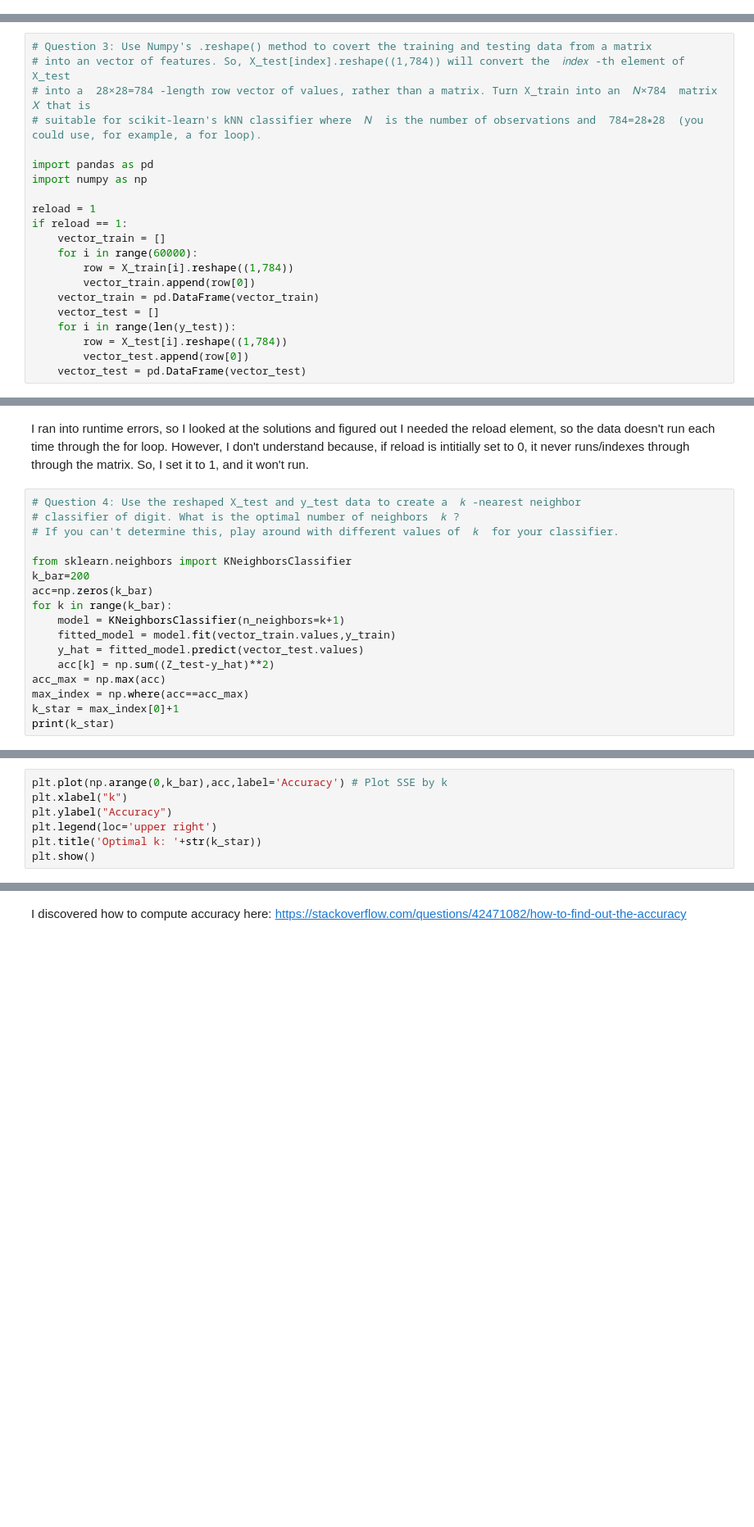
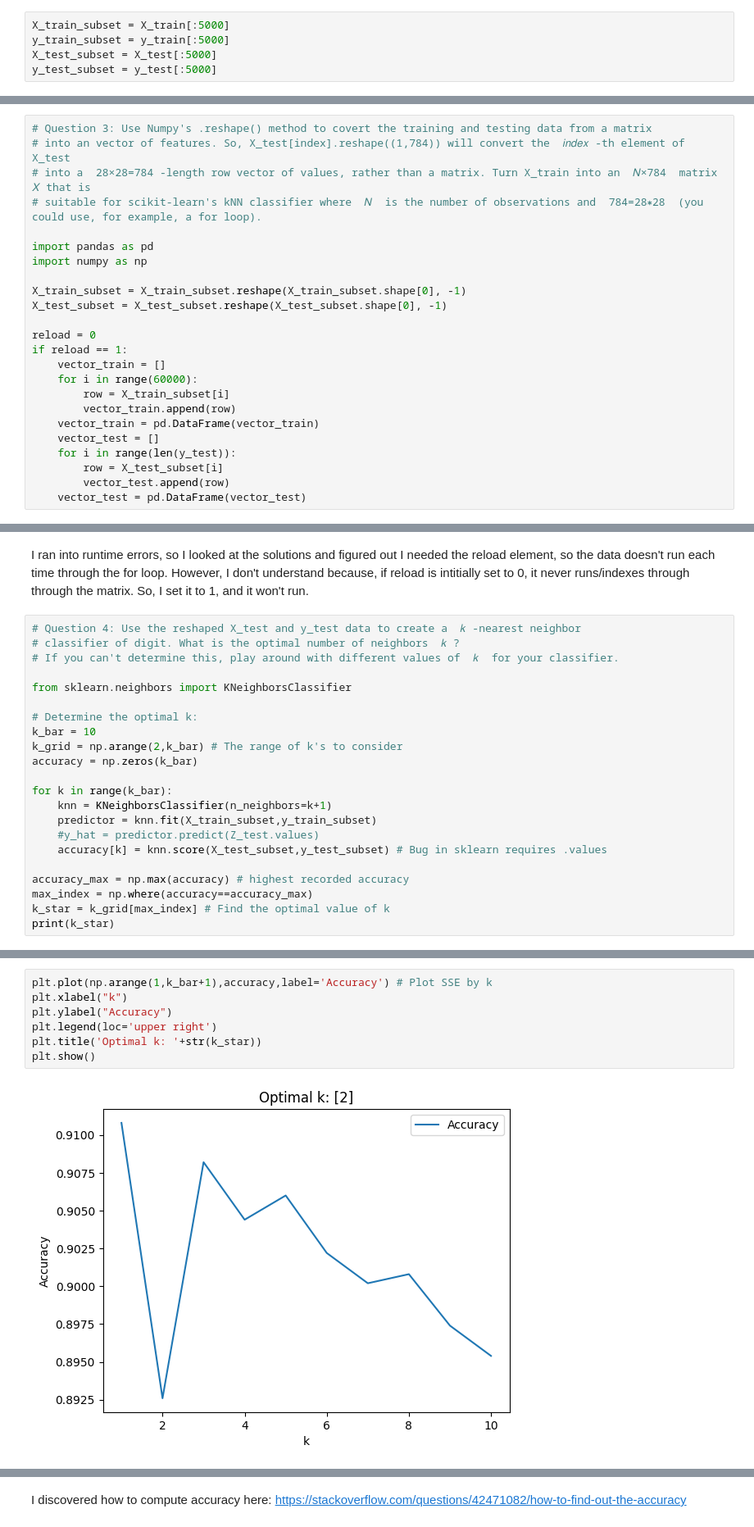
Before and after one commit to gffiveash/Labs, a Jupyter notebook: GF_03_computer_vision.ipynb, the cells around one changed output, grey strips where cells are left out. Shown: that part at 82% size. Drawn from its saved outputs; the diff is of its cells as text; blank space fills up the shorter version.

```diff
--- a/GF_03_computer_vision.ipynb
+++ b/GF_03_computer_vision.ipynb
@@ -158,3 +155,8 @@ print(y_test.shape)
 (28, 28)
 (60000,)
 (10000,)
+# %%
+X_train_subset = X_train[:5000]
+y_train_subset = y_train[:5000]
+X_test_subset = X_test[:5000]
+y_test_subset = y_test[:5000]
@@ -167,15 +175,18 @@ print(y_test.shape)
 import pandas as pd
 import numpy as np
 
-reload = 1
+X_train_subset = X_train_subset.reshape(X_train_subset.shape[0], -1)
+X_test_subset = X_test_subset.reshape(X_test_subset.shape[0], -1)
+
+reload = 0
 if reload == 1:
     vector_train = []
     for i in range(60000):
-        row = X_train[i].reshape((1,784))
-        vector_train.append(row[0])
+        row = X_train_subset[i]
+        vector_train.append(row)
     vector_train = pd.DataFrame(vector_train)
     vector_test = []
     for i in range(len(y_test)):
-        row = X_test[i].reshape((1,784))
-        vector_test.append(row[0])
+        row = X_test_subset[i]
+        vector_test.append(row)
     vector_test = pd.DataFrame(vector_test)
@@ -204,14 +198,19 @@ I ran into runtime errors, so I looked at the solutions and figured out I needed
 # If you can't determine this, play around with different values of  𝑘  for your classifier.
 
 from sklearn.neighbors import KNeighborsClassifier
-k_bar=200
-acc=np.zeros(k_bar)
+
+# Determine the optimal k:
+k_bar = 10
+k_grid = np.arange(2,k_bar) # The range of k's to consider
+accuracy = np.zeros(k_bar)
+
 for k in range(k_bar):
-    model = KNeighborsClassifier(n_neighbors=k+1)
-    fitted_model = model.fit(vector_train.values,y_train)
-    y_hat = fitted_model.predict(vector_test.values)
-    acc[k] = np.sum((Z_test-y_hat)**2)
-acc_max = np.max(acc)
-max_index = np.where(acc==acc_max)
-k_star = max_index[0]+1
+    knn = KNeighborsClassifier(n_neighbors=k+1)
+    predictor = knn.fit(X_train_subset,y_train_subset)
+    #y_hat = predictor.predict(Z_test.values)
+    accuracy[k] = knn.score(X_test_subset,y_test_subset) # Bug in sklearn requires .values
+
+accuracy_max = np.max(accuracy) # highest recorded accuracy
+max_index = np.where(accuracy==accuracy_max)
+k_star = k_grid[max_index] # Find the optimal value of k
 print(k_star)
@@ -220,10 +219,12 @@ This would get the optimal K value.  I drew from the knn notebook to help guide
 # %%
-plt.plot(np.arange(0,k_bar),acc,label='Accuracy') # Plot SSE by k
+plt.plot(np.arange(1,k_bar+1),accuracy,label='Accuracy') # Plot SSE by k
 plt.xlabel("k")
 plt.ylabel("Accuracy")
 plt.legend(loc='upper right')
 plt.title('Optimal k: '+str(k_star))
 plt.show()
+# %% [output]
+[figure, added]
 # %%
 #5: For the optimal number of neighbors, how well does your predictor perform
 # on the test set? Use a confusion matrix and compute accuracy.
```
Also changed, not shown: parts of 6 cells of this notebook.
